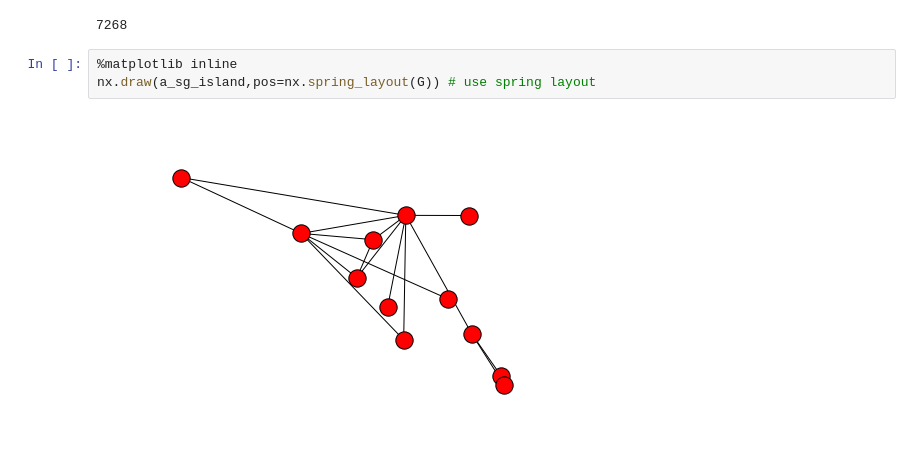
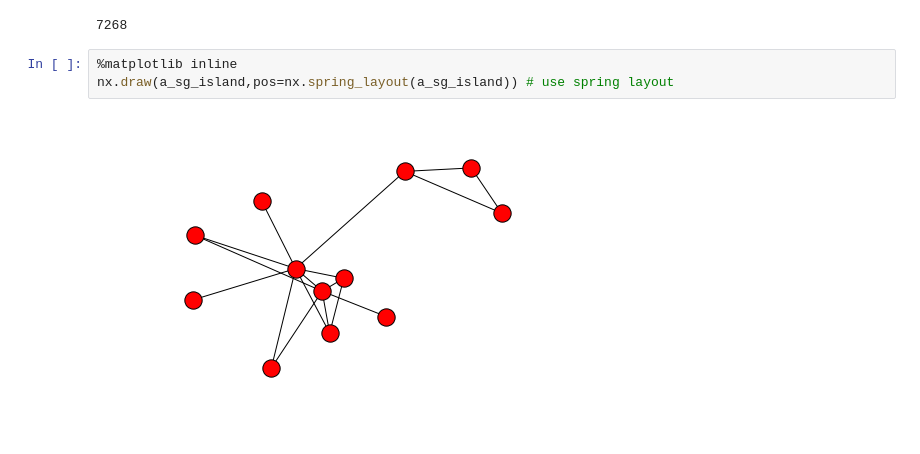
Before and after one commit to bsnacks000/IPySigma-Demo, a Jupyter notebook: IPySig_demo_data/IPySig_demo_data.ipynb, the cells around one changed output. Saved outputs shown, nothing was run; the diff lists cells and outputs as text.

Commit message:
draw both networks

```diff
--- a/IPySig_demo_data/IPySig_demo_data.ipynb
+++ b/IPySig_demo_data/IPySig_demo_data.ipynb
@@ -137,6 +137,6 @@ len(j_degree) # 7268 authors
 7268
 # %%
 %matplotlib inline
-nx.draw(a_sg_island,pos=nx.spring_layout(G)) # use spring layout
+nx.draw(a_sg_island,pos=nx.spring_layout(a_sg_island)) # use spring layout
 # %% [output]
-[figure, old version]
+[figure, new version]
```
Also changed, not shown: parts of 1 cell of this notebook.
